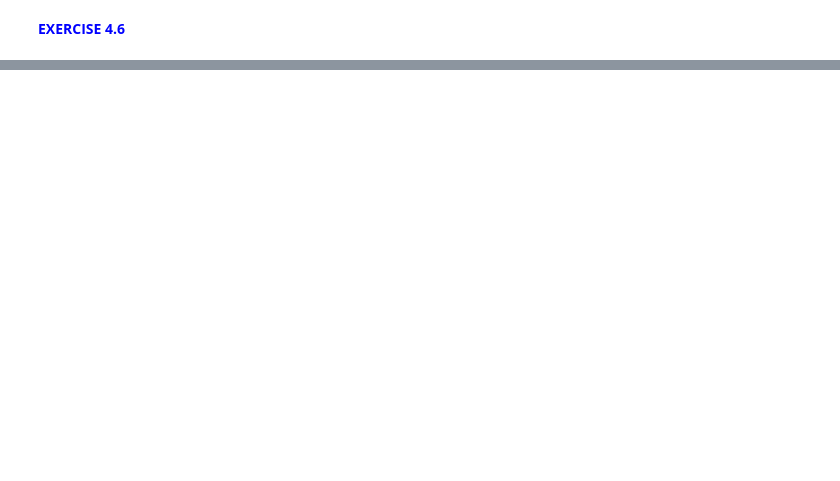
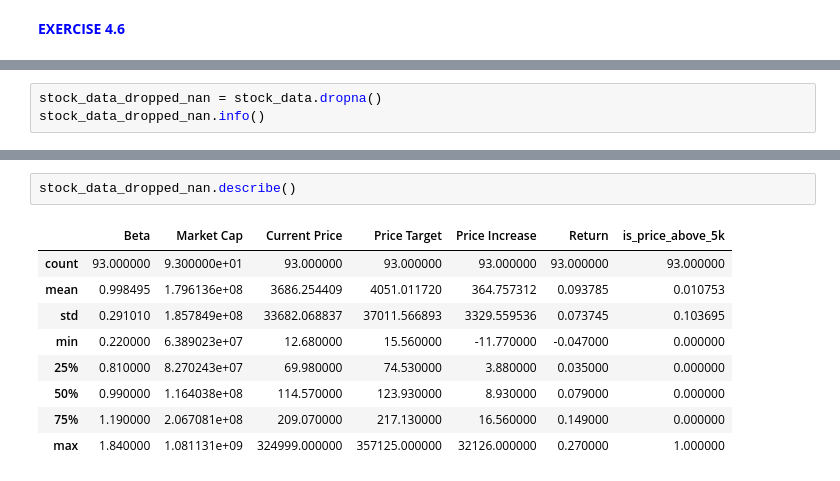
Before and after one commit to Brice-Dev-Lab/PyFi_Coursework, a Jupyter notebook: machine_learning/module_01/notebooks/ML 01. Jupyter Notebook.ipynb, the cells around one changed output, grey strips where cells are left out. Cells and saved outputs as stored; diff of their text form; blank space fills up the shorter version.

```diff
--- a/machine_learning/module_01/notebooks/ML 01. Jupyter Notebook.ipynb
+++ b/machine_learning/module_01/notebooks/ML 01. Jupyter Notebook.ipynb
@@ -388,3 +407,6 @@ stock_data.describe()
 <font color = 'blue'> **EXERCISE 4.6** </font>
 # %% [markdown]
 ![Exercise 4.6](../figures/exercise_4_6.png)
+# %%
+stock_data_dropped_nan = stock_data.dropna()
+stock_data_dropped_nan.info()
@@ -391 +431,13 @@ stock_data.describe()
+# %%
+stock_data_dropped_nan.describe()
+# %% [output]
+|  | Beta | Market Cap | Current Price | Price Target | Price Increase | Return | is_price_above_5k |
+| count | 93.000000 | 9.300000e+01 | 93.000000 | 93.000000 | 93.000000 | 93.000000 | 93.000000 |
+| mean | 0.998495 | 1.796136e+08 | 3686.254409 | 4051.011720 | 364.757312 | 0.093785 | 0.010753 |
+| std | 0.291010 | 1.857849e+08 | 33682.068837 | 37011.566893 | 3329.559536 | 0.073745 | 0.103695 |
+| min | 0.220000 | 6.389023e+07 | 12.680000 | 15.560000 | -11.770000 | -0.047000 | 0.000000 |
+| 25% | 0.810000 | 8.270243e+07 | 69.980000 | 74.530000 | 3.880000 | 0.035000 | 0.000000 |
+| 50% | 0.990000 | 1.164038e+08 | 114.570000 | 123.930000 | 8.930000 | 0.079000 | 0.000000 |
+| 75% | 1.190000 | 2.067081e+08 | 209.070000 | 217.130000 | 16.560000 | 0.149000 | 0.000000 |
+| max | 1.840000 | 1.081131e+09 | 324999.000000 | 357125.000000 | 32126.000000 | 0.270000 | 1.000000 |
 # %% [markdown]
```
Also changed, not shown: parts of 8 cells of this notebook, 1 other file.
